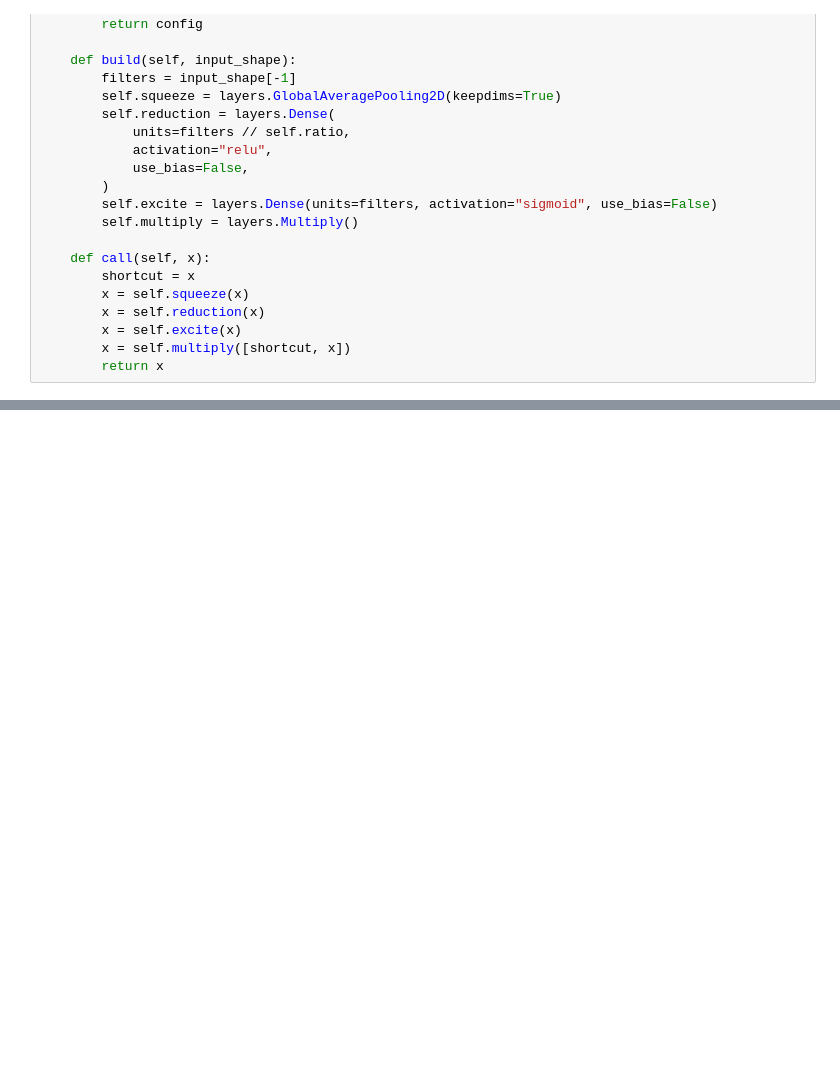
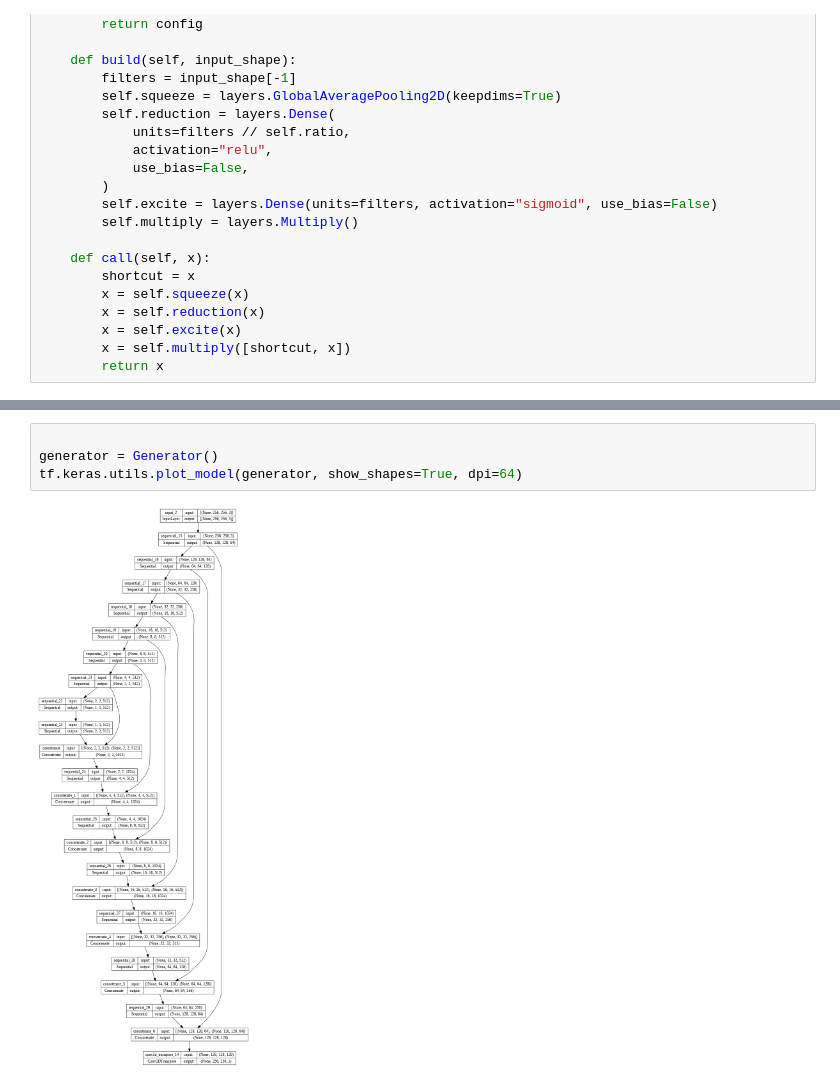
Before and after one commit to arminwitte/FoolsUNet, a Jupyter notebook: foolsunet.ipynb, the cells around one changed output, grey strips where cells are left out. Cells and saved outputs as stored; diff of their text form; blank space fills up the shorter version.

```diff
--- a/foolsunet.ipynb
+++ b/foolsunet.ipynb
@@ -133,0 +223,6 @@ SyntaxError: unterminated string literal (detected at line 26) (<ipython-input-1
+# %%
+
+generator = Generator()
+tf.keras.utils.plot_model(generator, show_shapes=True, dpi=64)
+# %% [output]
+[figure, added]
```
Also changed, not shown: parts of 3 cells of this notebook.
